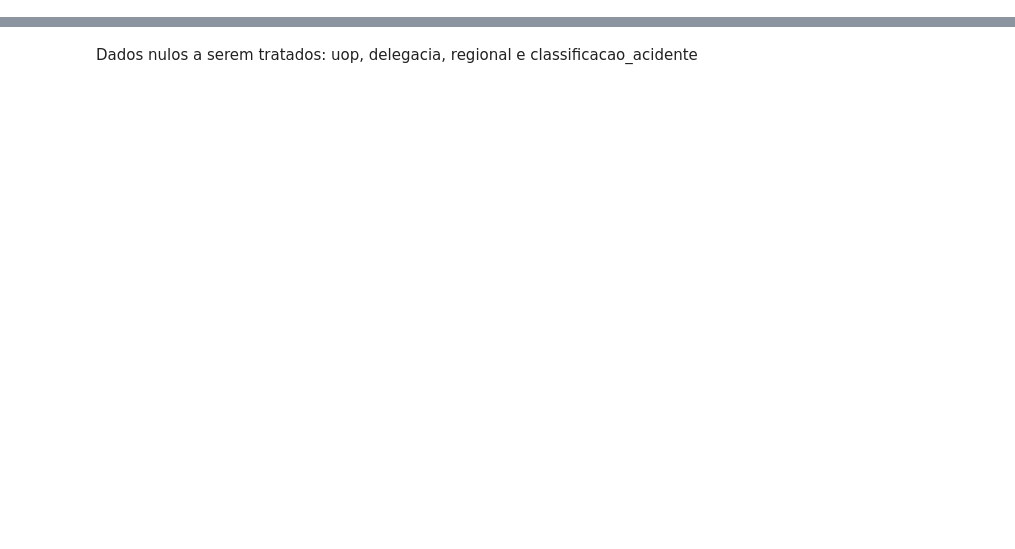
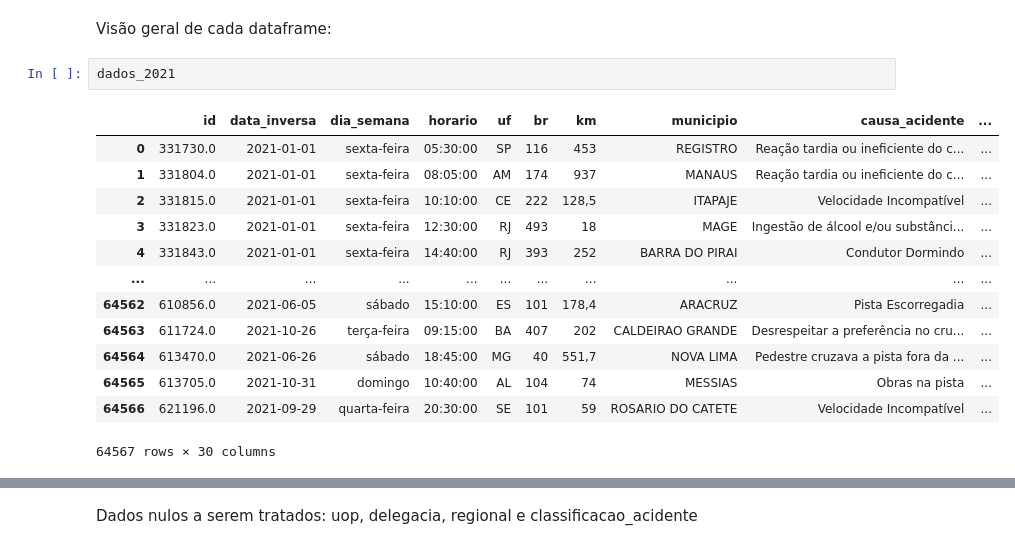
Before and after one commit to mmdes/traffic-accidents-analysis, a Jupyter notebook: notebooks/exploratory_analysis.ipynb, the cells around one changed output, grey strips where cells are left out. Saved outputs shown, nothing was run; the diff lists cells and outputs as text; blank space fills up the shorter version.

```diff
--- a/notebooks/exploratory_analysis.ipynb
+++ b/notebooks/exploratory_analysis.ipynb
@@ -12,0 +34,18 @@ df4 = pd.read_csv(base_path + '2024.csv', sep=',')
+# %% [markdown]
+Visão geral de cada dataframe:
+# %%
+dados_2021
+# %% [output]
+|  | id | data_inversa | dia_semana | horario | uf | br | km | municipio | causa_acidente | ... |
+| 0 | 331730.0 | 2021-01-01 | sexta-feira | 05:30:00 | SP | 116 | 453 | REGISTRO | Reação tardia ou ineficiente do c... | ... |
+| 1 | 331804.0 | 2021-01-01 | sexta-feira | 08:05:00 | AM | 174 | 937 | MANAUS | Reação tardia ou ineficiente do c... | ... |
+| 2 | 331815.0 | 2021-01-01 | sexta-feira | 10:10:00 | CE | 222 | 128,5 | ITAPAJE | Velocidade Incompatível | ... |
+| 3 | 331823.0 | 2021-01-01 | sexta-feira | 12:30:00 | RJ | 493 | 18 | MAGE | Ingestão de álcool e/ou substânci... | ... |
+| 4 | 331843.0 | 2021-01-01 | sexta-feira | 14:40:00 | RJ | 393 | 252 | BARRA DO PIRAI | Condutor Dormindo | ... |
+| ... | ... | ... | ... | ... | ... | ... | ... | ... | ... | ... |
+| 64562 | 610856.0 | 2021-06-05 | sábado | 15:10:00 | ES | 101 | 178,4 | ARACRUZ | Pista Escorregadia | ... |
+| 64563 | 611724.0 | 2021-10-26 | terça-feira | 09:15:00 | BA | 407 | 202 | CALDEIRAO GRANDE | Desrespeitar a preferência no cru... | ... |
+| 64564 | 613470.0 | 2021-06-26 | sábado | 18:45:00 | MG | 40 | 551,7 | NOVA LIMA | Pedestre cruzava a pista fora da ... | ... |
+| 64565 | 613705.0 | 2021-10-31 | domingo | 10:40:00 | AL | 104 | 74 | MESSIAS | Obras na pista | ... |
+| 64566 | 621196.0 | 2021-09-29 | quarta-feira | 20:30:00 | SE | 101 | 59 | ROSARIO DO CATETE | Velocidade Incompatível | ... |
+64567 rows × 30 columns
```
Also changed, not shown: parts of 26 cells of this notebook.
